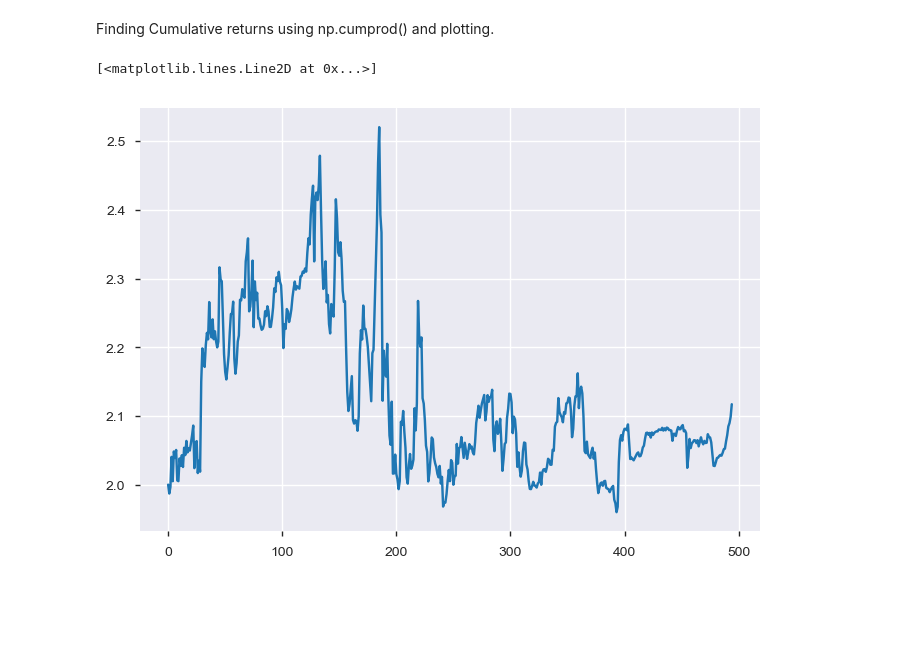
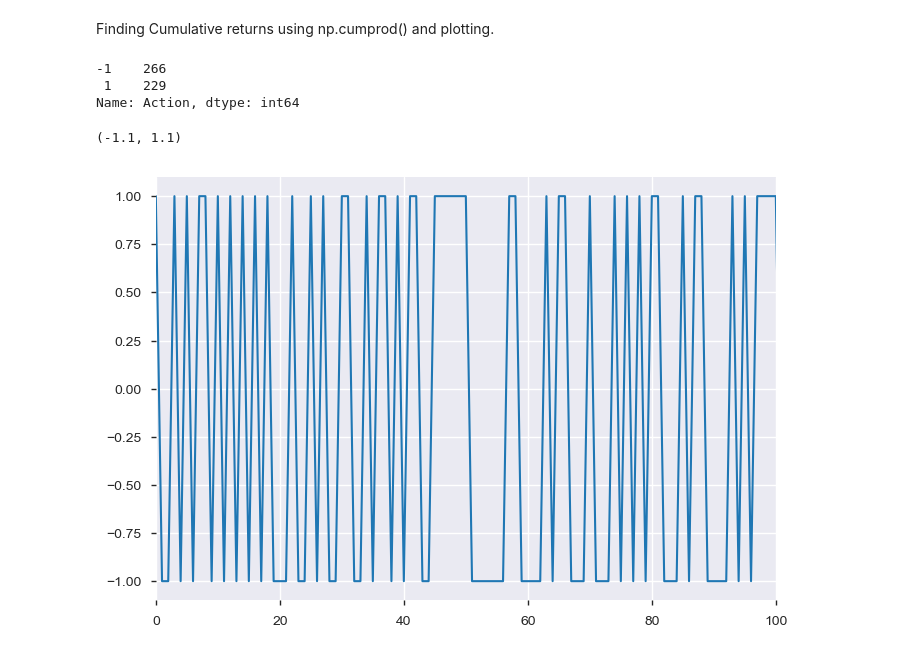
Before and after one commit to atkrish0/securitized-asset-analysis, a Jupyter notebook: 4 - Algorithmic Trading using Classification.ipynb, the cells around one changed output. Saved outputs shown, nothing was run; the diff lists cells and outputs as text; code cells hidden in the pictures; blank space fills up the shorter version.

```diff
--- a/4 - Algorithmic Trading using Classification.ipynb
+++ b/4 - Algorithmic Trading using Classification.ipynb
@@ -641,8 +641,16 @@ plt.show()
 [figure]
 # %% [markdown]
 Finding Cumulative returns using np.cumprod() and plotting.
-# %%
-plt.plot(np.cumprod(1 - df2['per_change']) + 1)
-# %% [output]
-[<matplotlib.lines.Line2D at 0x...>]
-[figure, removed]
+# %%
+df2['Action'].value_counts()
+# %% [output]
+-1    266
+ 1    229
+Name: Action, dtype: int64
+# %%
+df2['Action'].plot(lw=1.5)
+plt.xlim([0, 100])
+plt.ylim([-1.1, 1.1])
+# %% [output]
+(-1.1, 1.1)
+[figure, added]
```
Also changed, not shown: parts of 13 cells of this notebook.
